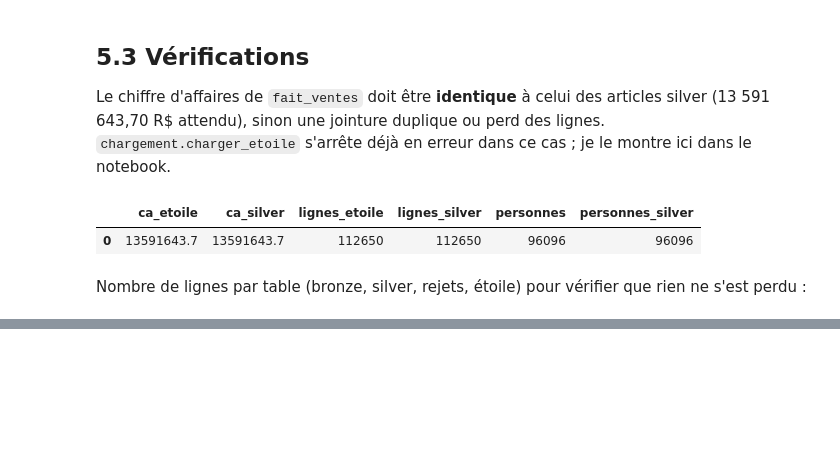
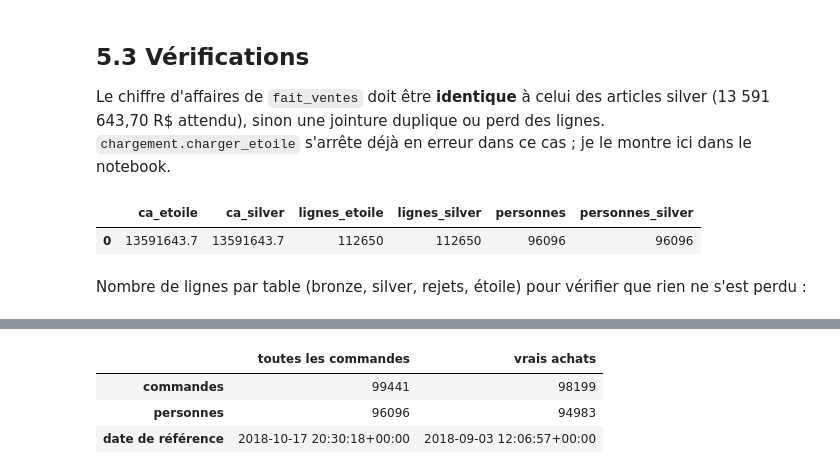
Before and after one commit to RaphaelDM/DataCoreStreaming, a Jupyter notebook: notebooks/01_exploration.ipynb, the cells around one changed output, grey strips where cells are left out. Drawn from its saved outputs; the diff is of its cells as text; code cells hidden in the pictures; blank space fills up the shorter version.

```diff
--- a/notebooks/01_exploration.ipynb
+++ b/notebooks/01_exploration.ipynb
@@ -944,0 +955,12 @@ pd.read_sql(requete, os.environ["DATABASE_URL"])
+# %%
+c = pd.read_parquet(pipeline.GOLD / "commandes.parquet")   # la table gold écrite par le pipeline
+achats = c[~c.est_annulee & c.montant_total.notna()]
+pd.DataFrame({
+    "toutes les commandes": [len(c), c.customer_unique_id.nunique(), c.order_purchase_timestamp.max()],
+    "vrais achats": [len(achats), achats.customer_unique_id.nunique(), achats.order_purchase_timestamp.max()],
+}, index=["commandes", "personnes", "date de référence"])
+# %% [output]
+|  | toutes les commandes | vrais achats |
+| commandes | 99441 | 98199 |
+| personnes | 96096 | 94983 |
+| date de référence | 2018-10-17 20:30:18+00:00 | 2018-09-03 12:06:57+00:00 |
```
Also changed, not shown: parts of 13 cells of this notebook, 5 other files.
